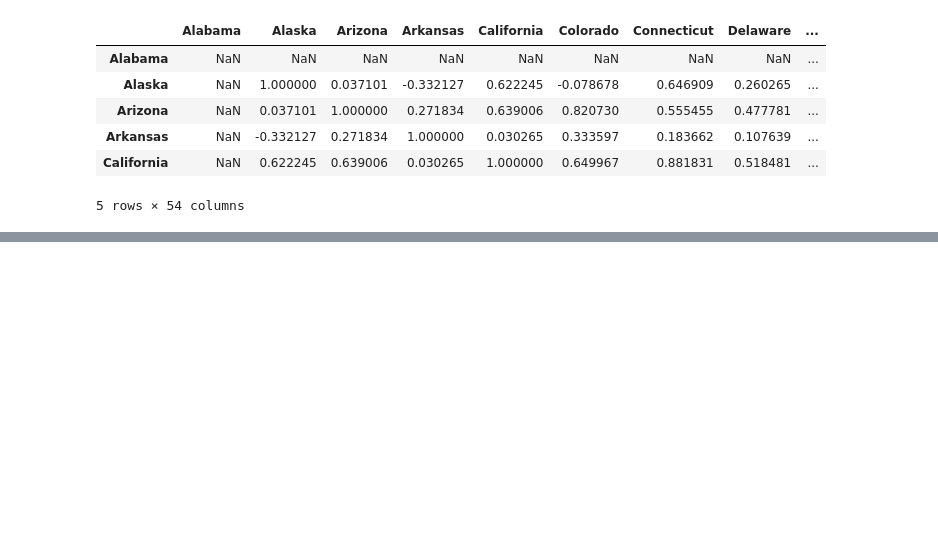
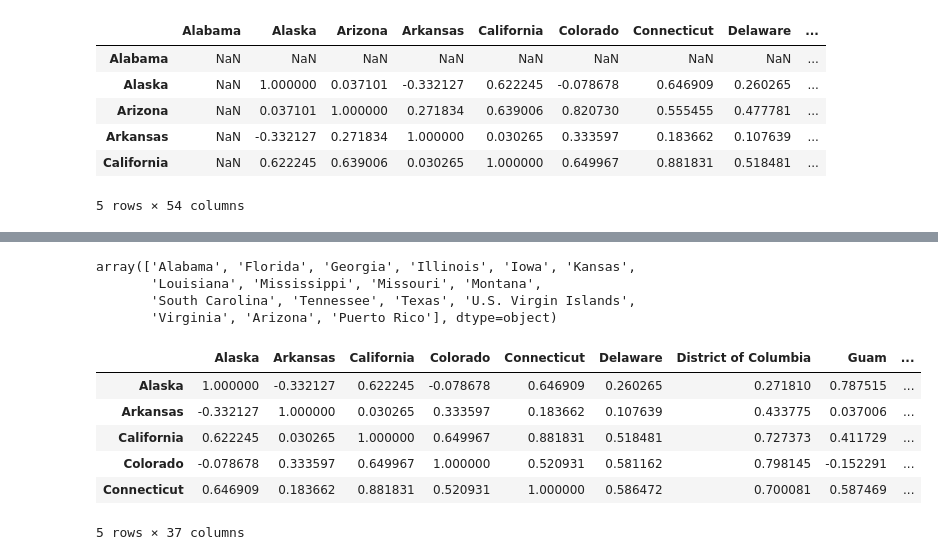
Before and after one commit to Row-Bell/Python_Basic, a Jupyter notebook: Data_Analysis_Intro/Part_3.ipynb, the cells around one changed output, grey strips where cells are left out. Saved outputs shown, nothing was run; the diff lists cells and outputs as text; code cells hidden in the pictures; blank space fills up the shorter version.

Commit message:
Analyzing Data part 3 done!

```diff
--- a/Data_Analysis_Intro/Part_3.ipynb
+++ b/Data_Analysis_Intro/Part_3.ipynb
@@ -91,0 +103,22 @@ df.head()
+# %%
+#States Which We Cannot get information on
+issue_df["State"].unique()
+# %% [output]
+array(['Alabama', 'Florida', 'Georgia', 'Illinois', 'Iowa', 'Kansas',
+       'Louisiana', 'Mississippi', 'Missouri', 'Montana',
+       'South Carolina', 'Tennessee', 'Texas', 'U.S. Virgin Islands',
+       'Virginia', 'Arizona', 'Puerto Rico'], dtype=object)
+# %%
+#remove all the data which is useless
+import numpy as np
+
+#Note: axis default is 0, which is rows. We don't want to get rid of rows we want to get rid of columns.
+act_min_wage.replace(0, np.NaN).dropna(axis=1).corr().head()
+# %% [output]
+|  | Alaska | Arkansas | California | Colorado | Connecticut | Delaware | District of Columbia | Guam | ... |
+| Alaska | 1.000000 | -0.332127 | 0.622245 | -0.078678 | 0.646909 | 0.260265 | 0.271810 | 0.787515 | ... |
+| Arkansas | -0.332127 | 1.000000 | 0.030265 | 0.333597 | 0.183662 | 0.107639 | 0.433775 | 0.037006 | ... |
+| California | 0.622245 | 0.030265 | 1.000000 | 0.649967 | 0.881831 | 0.518481 | 0.727373 | 0.411729 | ... |
+| Colorado | -0.078678 | 0.333597 | 0.649967 | 1.000000 | 0.520931 | 0.581162 | 0.798145 | -0.152291 | ... |
+| Connecticut | 0.646909 | 0.183662 | 0.881831 | 0.520931 | 1.000000 | 0.586472 | 0.700081 | 0.587469 | ... |
+5 rows × 37 columns
```
Also changed, not shown: parts of 5 cells of this notebook.
